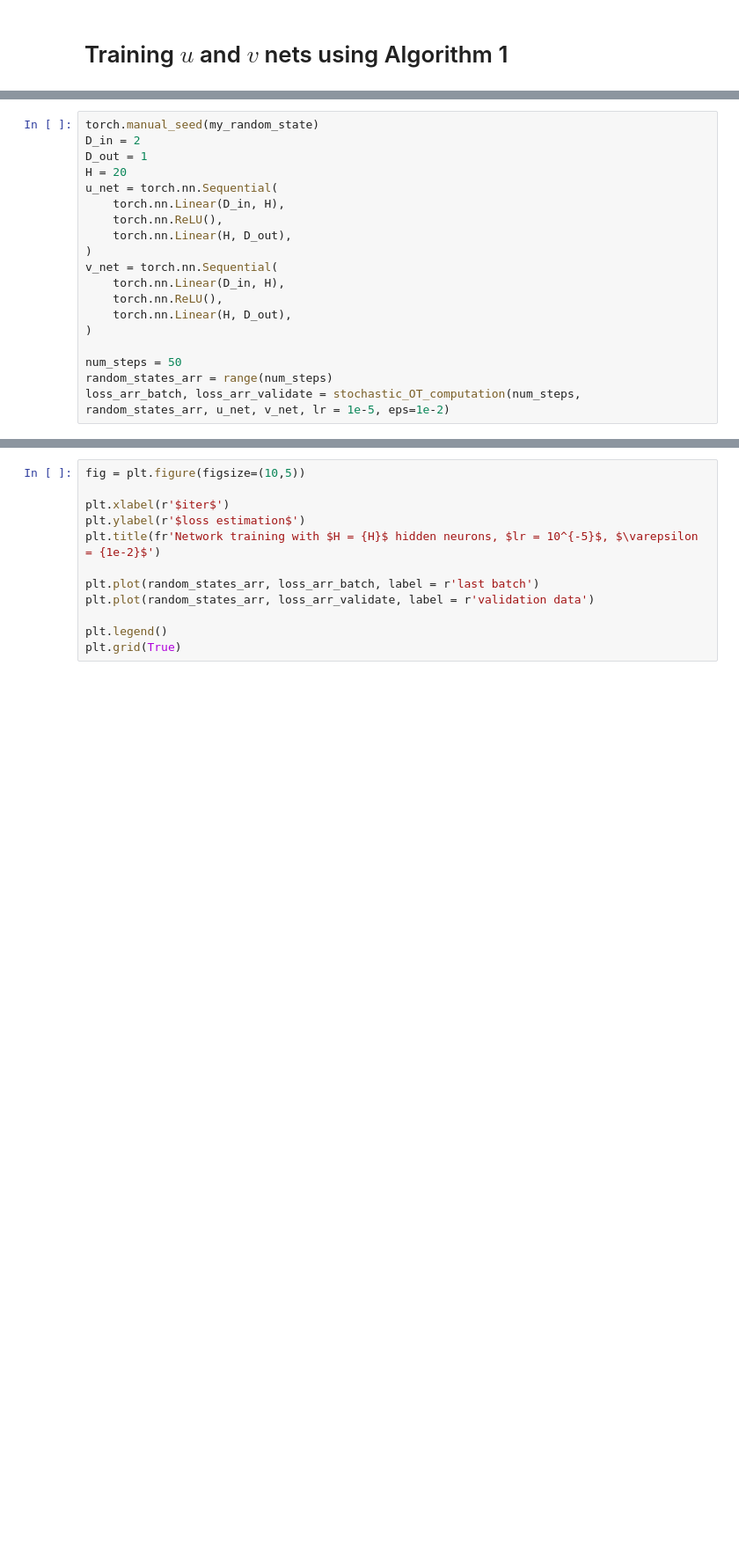
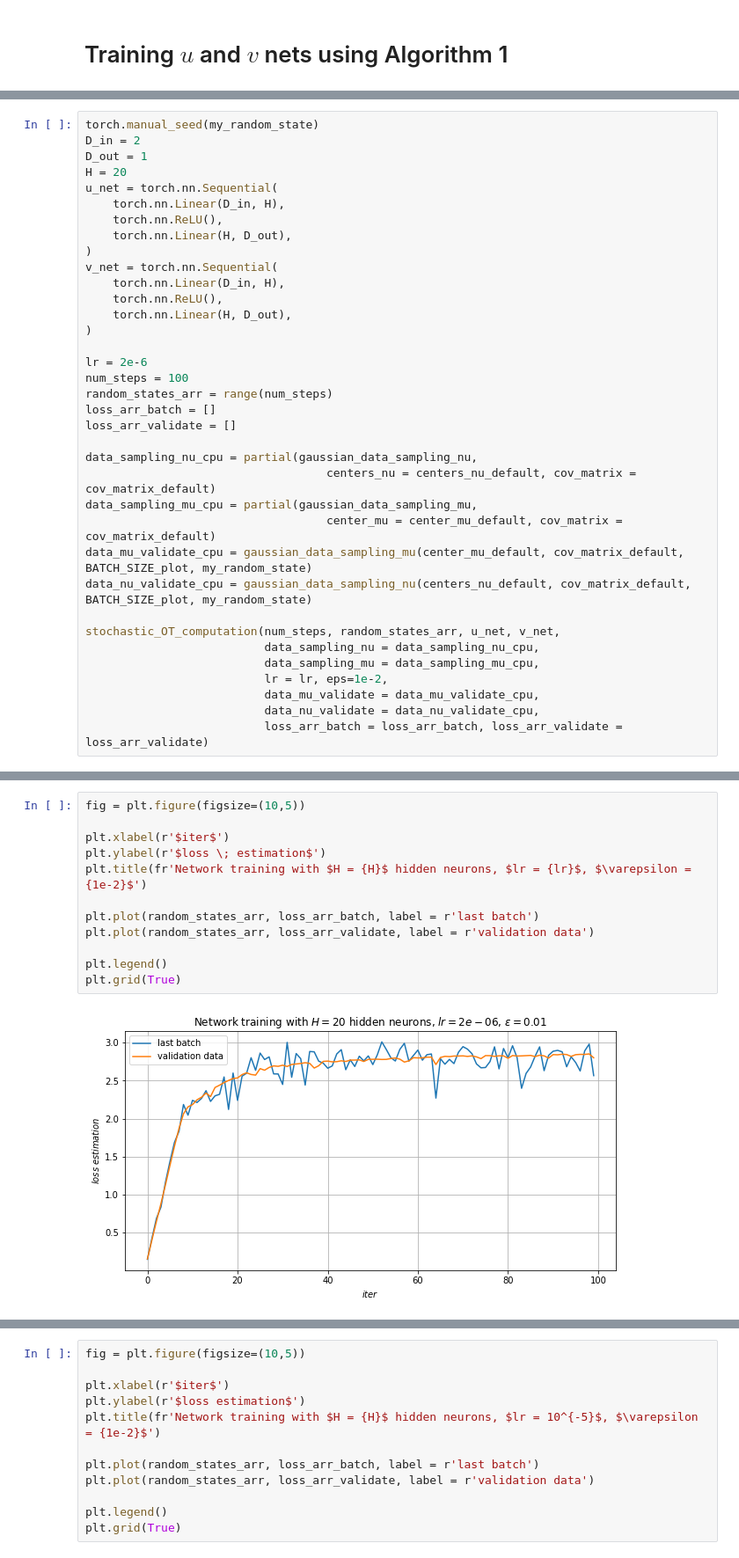
Before and after one commit to Daniil-Selikhanovych/Large-Scale-Optimal-Transport-and-Maping-Estimation, a Jupyter notebook: notebooks/Gaussian_learning_colab.ipynb, the cells around one changed output, grey strips where cells are left out. Shown at 88% size. Saved outputs shown, nothing was run; the diff lists cells and outputs as text; blank space fills up the shorter version.

```diff
--- a/notebooks/Gaussian_learning_colab.ipynb
+++ b/notebooks/Gaussian_learning_colab.ipynb
@@ -359,9 +338,26 @@ v_net = torch.nn.Sequential(
     torch.nn.Linear(H, D_out),
 )
 
-num_steps = 50
+lr = 2e-6
+num_steps = 100
 random_states_arr = range(num_steps)
-loss_arr_batch, loss_arr_validate = stochastic_OT_computation(num_steps, random_states_arr, u_net, v_net, lr = 1e-5, eps=1e-2)
+loss_arr_batch = []
+loss_arr_validate = []
+
+data_sampling_nu_cpu = partial(gaussian_data_sampling_nu,
+                                   centers_nu = centers_nu_default, cov_matrix = cov_matrix_default)
+data_sampling_mu_cpu = partial(gaussian_data_sampling_mu,
+                                   center_mu = center_mu_default, cov_matrix = cov_matrix_default)
+data_mu_validate_cpu = gaussian_data_sampling_mu(center_mu_default, cov_matrix_default, BATCH_SIZE_plot, my_random_state)
+data_nu_validate_cpu = gaussian_data_sampling_nu(centers_nu_default, cov_matrix_default, BATCH_SIZE_plot, my_random_state)
+
+stochastic_OT_computation(num_steps, random_states_arr, u_net, v_net,
+                          data_sampling_nu = data_sampling_nu_cpu,
+                          data_sampling_mu = data_sampling_mu_cpu,
+                          lr = lr, eps=1e-2,
+                          data_mu_validate = data_mu_validate_cpu,
+                          data_nu_validate = data_nu_validate_cpu,
+                          loss_arr_batch = loss_arr_batch, loss_arr_validate = loss_arr_validate)
 # %% [output]
 ------------------------------
 num_step = 0
@@ -382,0 +379,14 @@ Loss estimation on validation data = 2.4973440170288086
+# %%
+fig = plt.figure(figsize=(10,5))
+
+plt.xlabel(r'$iter$')
+plt.ylabel(r'$loss \; estimation$')
+plt.title(fr'Network training with $H = {H}$ hidden neurons, $lr = {lr}$, $\varepsilon = {1e-2}$')
+
+plt.plot(random_states_arr, loss_arr_batch, label = r'last batch')
+plt.plot(random_states_arr, loss_arr_validate, label = r'validation data')
+
+plt.legend()
+plt.grid(True)
+# %% [output]
+[figure, added]
```
Also changed, not shown: parts of 14 cells of this notebook.
